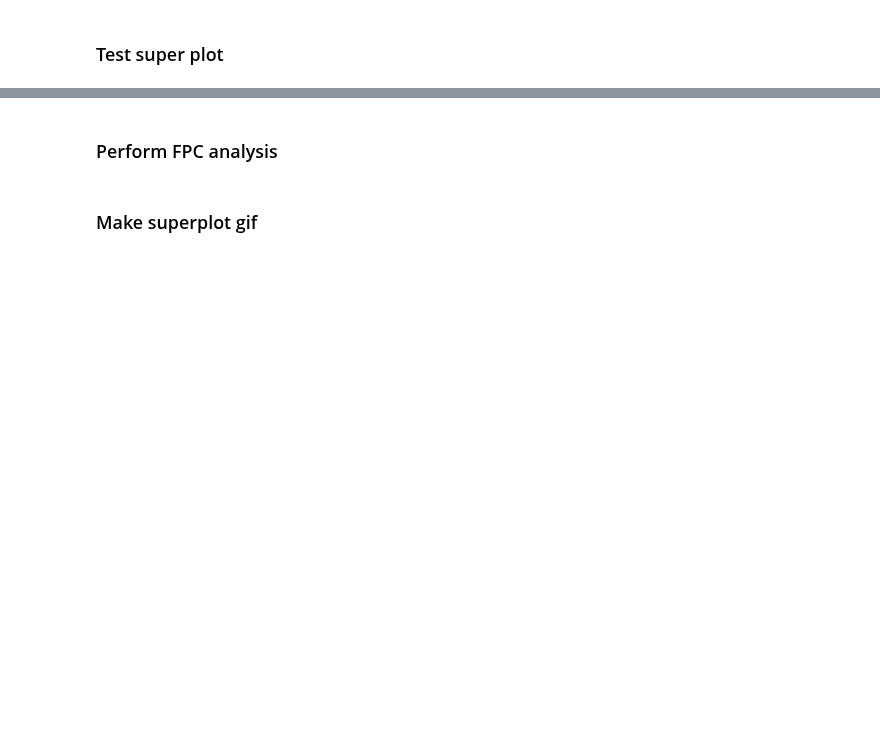
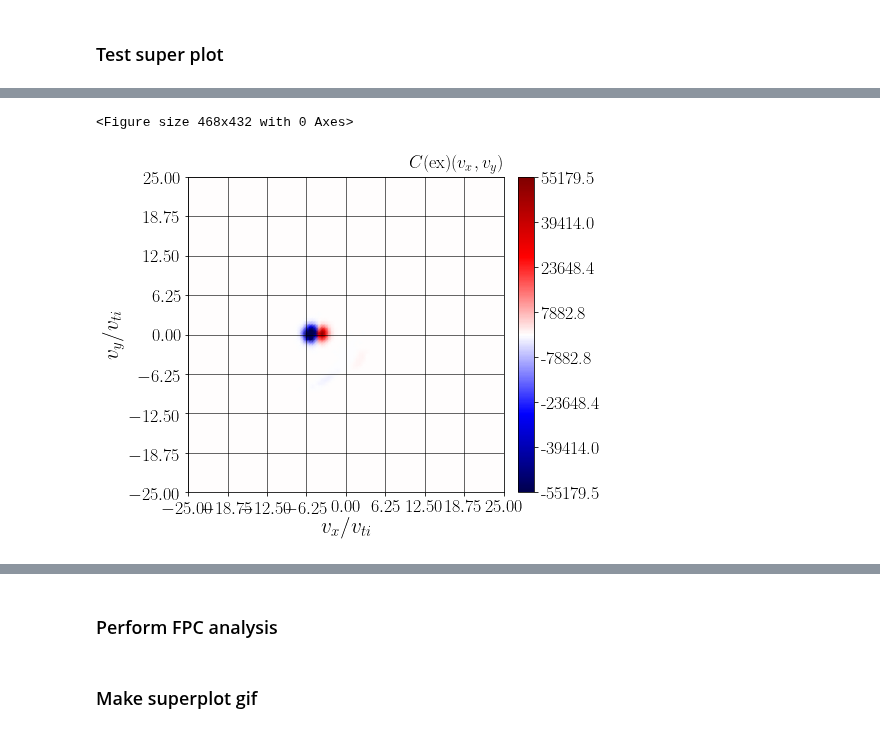
Before and after one commit to collinrbr/FPCAnalysis, a Jupyter notebook: dHybridR.ipynb, the cells around one changed output, grey strips where cells are left out. Cells and saved outputs as stored; diff of their text form; code cells hidden in the pictures; blank space fills up the shorter version.

```diff
--- a/dHybridR.ipynb
+++ b/dHybridR.ipynb
@@ -170,6 +182,13 @@ CEy_yz = ao.array_3d_to_2d(CEy,'yz')
 CEz_xy = ao.array_3d_to_2d(CEz,'xy')
 CEz_xz = ao.array_3d_to_2d(CEz,'xz')
 CEz_yz = ao.array_3d_to_2d(CEz,'yz')
+# %%
+CEx_xy = ao.array_3d_to_2d(CEx,'xy')
+vx_xy, vy_xy = ao.mesh_3d_to_2d(vx,vy,vz,'xy')
+pltvv.plot_velsig(vx_xy,vy_xy,vmax,CEx_xy,'ex',flnm = '',ttl='')
+# %% [output]
+<Figure size 468x432 with 0 Axes>
+[figure, added]
 # %%
 pltvv.plot_cor_and_dist_supergrid(vx, vy, vz, vmax,
                                 H_xy, H_xz, H_yz,
```
Also changed, not shown: parts of 12 cells of this notebook, 3 other files.
